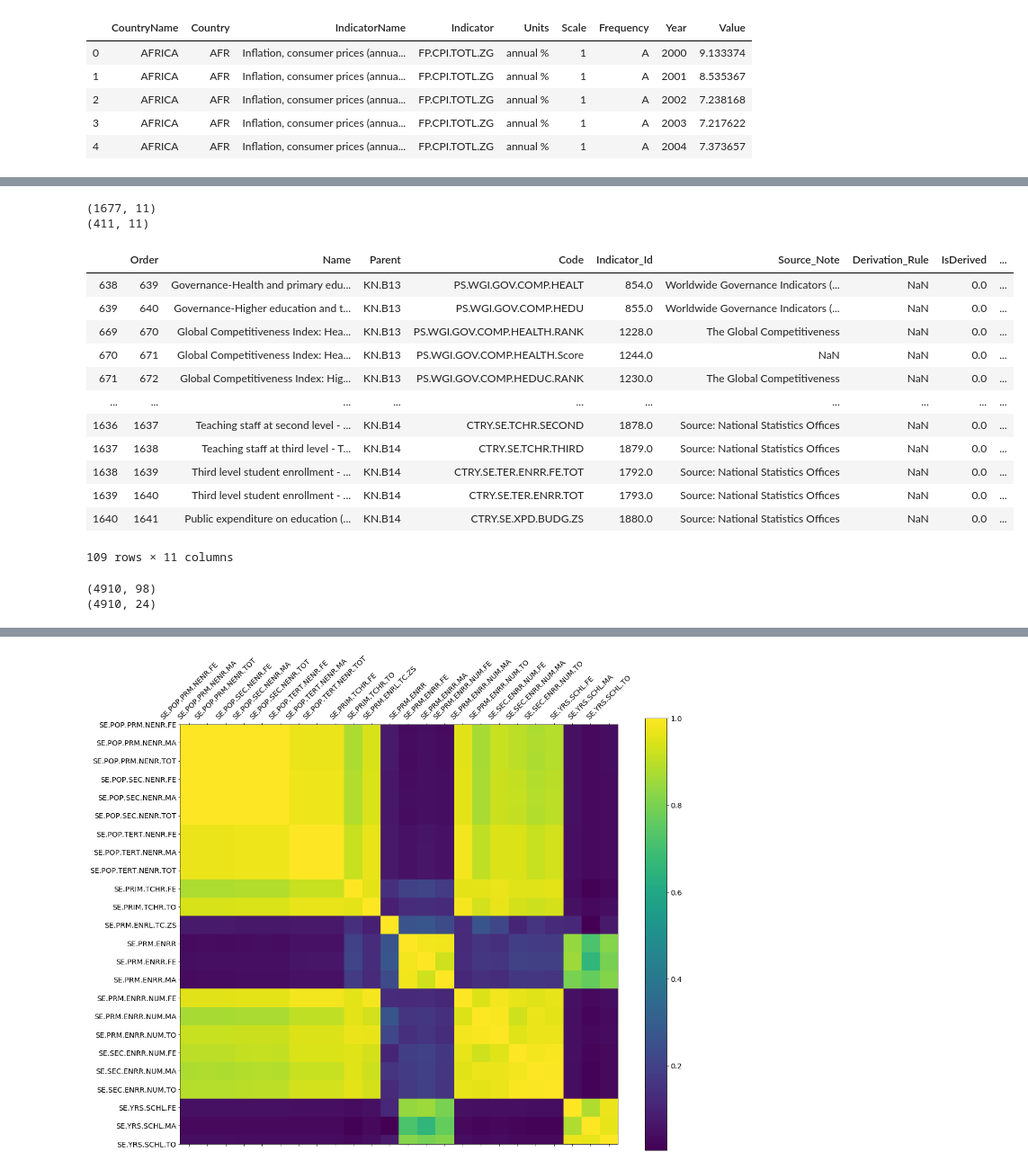
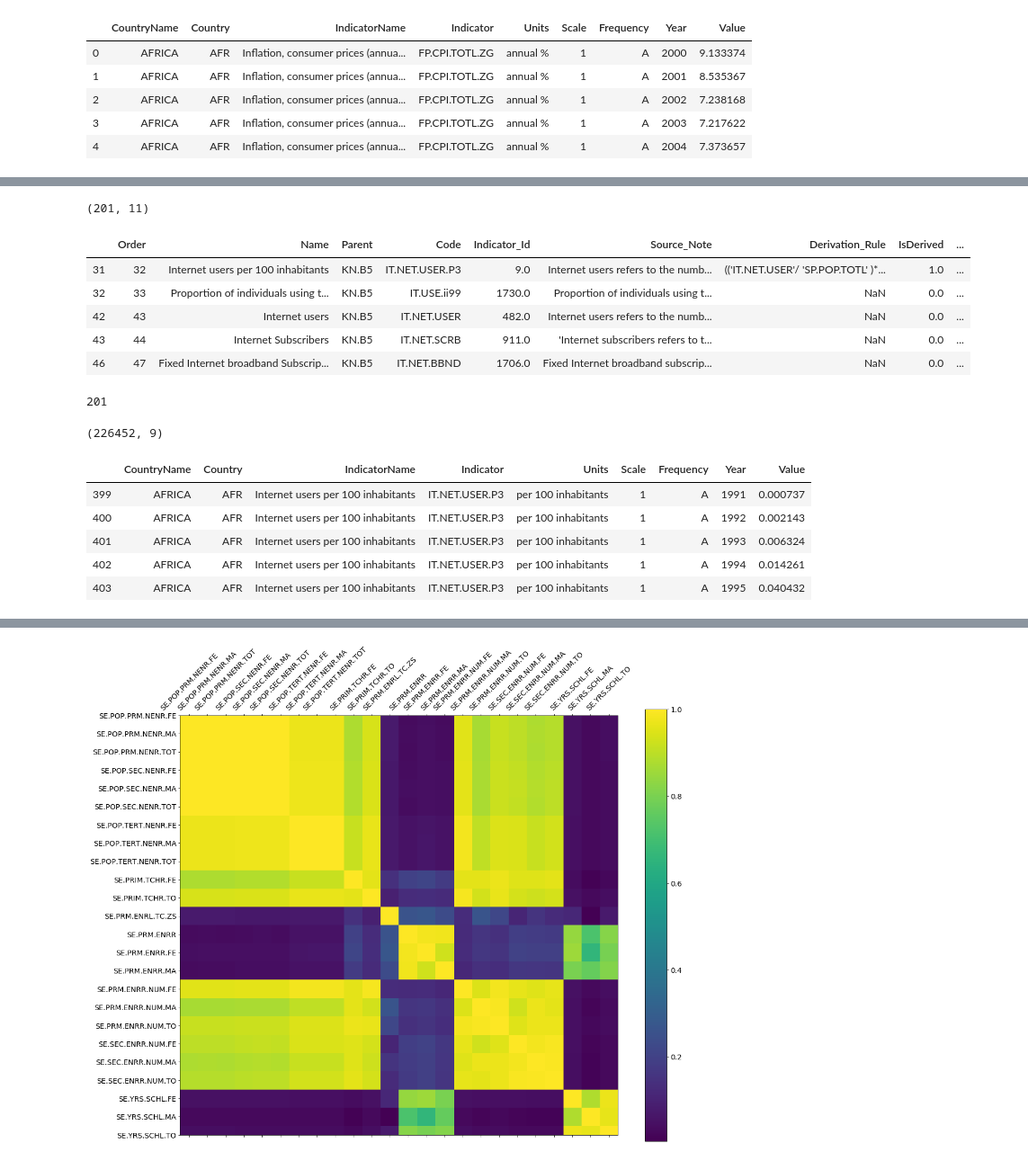
Before and after one commit to GhaliAmir/Education-In-Africa, a Jupyter notebook: Project.ipynb, the cells around one changed output, grey strips where cells are left out. Shown: that part at 90% size. Saved outputs shown, nothing was run; the diff lists cells and outputs as text; code cells hidden in the pictures.

```diff
--- a/Project.ipynb
+++ b/Project.ipynb
@@ -62,10 +81,3 @@ db_verif.shape
-# %%
-inds_social = inds[inds['Parent']=='KN.B14']
-print(inds.shape)
-print(inds_social.shape)
-# %% [output]
-(1677, 11)
-(411, 11)
 # %%
 def lowercase_all(text):
     return text.lower()
@@ -75,22 +84,42 @@ inds_education = inds[inds.Name.apply(lowercase_all).str.contains('|'.join(educa
+# %%
+education_keywords = ['education','literacy','enrol','school','teach','pupil','stud','repeat',
+                      'test','search','grade','intern','knowledge','lab','read','prof','write','report','skill']
+
+'''
+['university','department','degree','learn','college','academic','assessment','class','course','curriculum','exam',
+'faculty','instruct','intellect','language','quizz', ..etc]
+These keywords and many others didn't add a single row to the result, Hence we discarded them.
+We have chosen these keywords based on the data examined manually to look a bit what we are dealing with, and from well known
+education related dictionaries.
+'''
+
+inds_education = inds[inds.Name.apply(lowercase_all).str.contains('|'.join(education_keywords))]
+print(inds_education.shape)
+# %% [output]
+(201, 11)
 # %%
-inds_education.shape
 inds_education.head()
 # %% [output]
 |  | Order | Name | Parent | Code | Indicator_Id | Source_Note | Derivation_Rule | IsDerived | ... |
-| 638 | 639 | Governance-Health and primary edu... | KN.B13 | PS.WGI.GOV.COMP.HEALT | 854.0 | Worldwide Governance Indicators (... | NaN | 0.0 | ... |
-| 639 | 640 | Governance-Higher education and t... | KN.B13 | PS.WGI.GOV.COMP.HEDU | 855.0 | Worldwide Governance Indicators (... | NaN | 0.0 | ... |
-| 669 | 670 | Global Competitiveness Index: Hea... | KN.B13 | PS.WGI.GOV.COMP.HEALTH.RANK | 1228.0 | The Global Competitiveness | NaN | 0.0 | ... |
-| 670 | 671 | Global Competitiveness Index: Hea... | KN.B13 | PS.WGI.GOV.COMP.HEALTH.Score | 1244.0 | NaN | NaN | 0.0 | ... |
-| 671 | 672 | Global Competitiveness Index: Hig... | KN.B13 | PS.WGI.GOV.COMP.HEDUC.RANK | 1230.0 | The Global Competitiveness | NaN | 0.0 | ... |
-| ... | ... | ... | ... | ... | ... | ... | ... | ... | ... |
-| 1636 | 1637 | Teaching staff at second level - ... | KN.B14 | CTRY.SE.TCHR.SECOND | 1878.0 | Source: National Statistics Offices | NaN | 0.0 | ... |
-| 1637 | 1638 | Teaching staff at third level - T... | KN.B14 | CTRY.SE.TCHR.THIRD | 1879.0 | Source: National Statistics Offices | NaN | 0.0 | ... |
-| 1638 | 1639 | Third level student enrollment - ... | KN.B14 | CTRY.SE.TER.ENRR.FE.TOT | 1792.0 | Source: National Statistics Offices | NaN | 0.0 | ... |
-| 1639 | 1640 | Third level student enrollment - ... | KN.B14 | CTRY.SE.TER.ENRR.TOT | 1793.0 | Source: National Statistics Offices | NaN | 0.0 | ... |
-| 1640 | 1641 | Public expenditure on education (... | KN.B14 | CTRY.SE.XPD.BUDG.ZS | 1880.0 | Source: National Statistics Offices | NaN | 0.0 | ... |
+| 31 | 32 | Internet users per 100 inhabitants | KN.B5 | IT.NET.USER.P3 | 9.0 | Internet users refers to the numb... | (('IT.NET.USER'/ 'SP.POP.TOTL' )*... | 1.0 | ... |
+| 32 | 33 | Proportion of individuals using t... | KN.B5 | IT.USE.ii99 | 1730.0 | Proportion of individuals using t... | NaN | 0.0 | ... |
+| 42 | 43 | Internet users | KN.B5 | IT.NET.USER | 482.0 | Internet users refers to the numb... | NaN | 0.0 | ... |
+| 43 | 44 | Internet Subscribers | KN.B5 | IT.NET.SCRB | 911.0 | 'Internet subscribers refers to t... | NaN | 0.0 | ... |
+| 46 | 47 | Fixed Internet broadband Subscrip... | KN.B5 | IT.NET.BBND | 1706.0 | Fixed Internet broadband subscrip... | NaN | 0.0 | ... |
-109 rows × 11 columns
 # %%
-education_codes = inds_education.Code.tolist()
+education_codes = inds_education.Code.unique().tolist()
+len(education_codes)
+# %% [output]
+201
 # %%
 db_education = db_zero[db_zero.Indicator.str.match('|'.join(education_codes))]
+print(db_education.shape)
 db_education.head()
+# %% [output]
+(226452, 9)
+|  | CountryName | Country | IndicatorName | Indicator | Units | Scale | Frequency | Year | Value |
+| 399 | AFRICA | AFR | Internet users per 100 inhabitants | IT.NET.USER.P3 | per 100 inhabitants | 1 | A | 1991 | 0.000737 |
+| 400 | AFRICA | AFR | Internet users per 100 inhabitants | IT.NET.USER.P3 | per 100 inhabitants | 1 | A | 1992 | 0.002143 |
+| 401 | AFRICA | AFR | Internet users per 100 inhabitants | IT.NET.USER.P3 | per 100 inhabitants | 1 | A | 1993 | 0.006324 |
+| 402 | AFRICA | AFR | Internet users per 100 inhabitants | IT.NET.USER.P3 | per 100 inhabitants | 1 | A | 1994 | 0.014261 |
+| 403 | AFRICA | AFR | Internet users per 100 inhabitants | IT.NET.USER.P3 | per 100 inhabitants | 1 | A | 1995 | 0.040432 |
@@ -99,14 +125,0 @@ db = pd.pivot_table(db_education, values='Value', index=['Country', 'Year'], col
-# %%
-count = 0
-for i in range(db.shape[1])  :
-    val = db.isnull().sum()[i]
-    if (val > 0.7*db.shape[0]):
-        count +=1
-
-print(db.shape)
-
-db.dropna(axis=1,thresh=int(0.7*db.shape[0]),inplace=True)
-print(db.shape)
-# %% [output]
-(4910, 98)
-(4910, 24)
```
Also changed, not shown: parts of 28 cells of this notebook.
